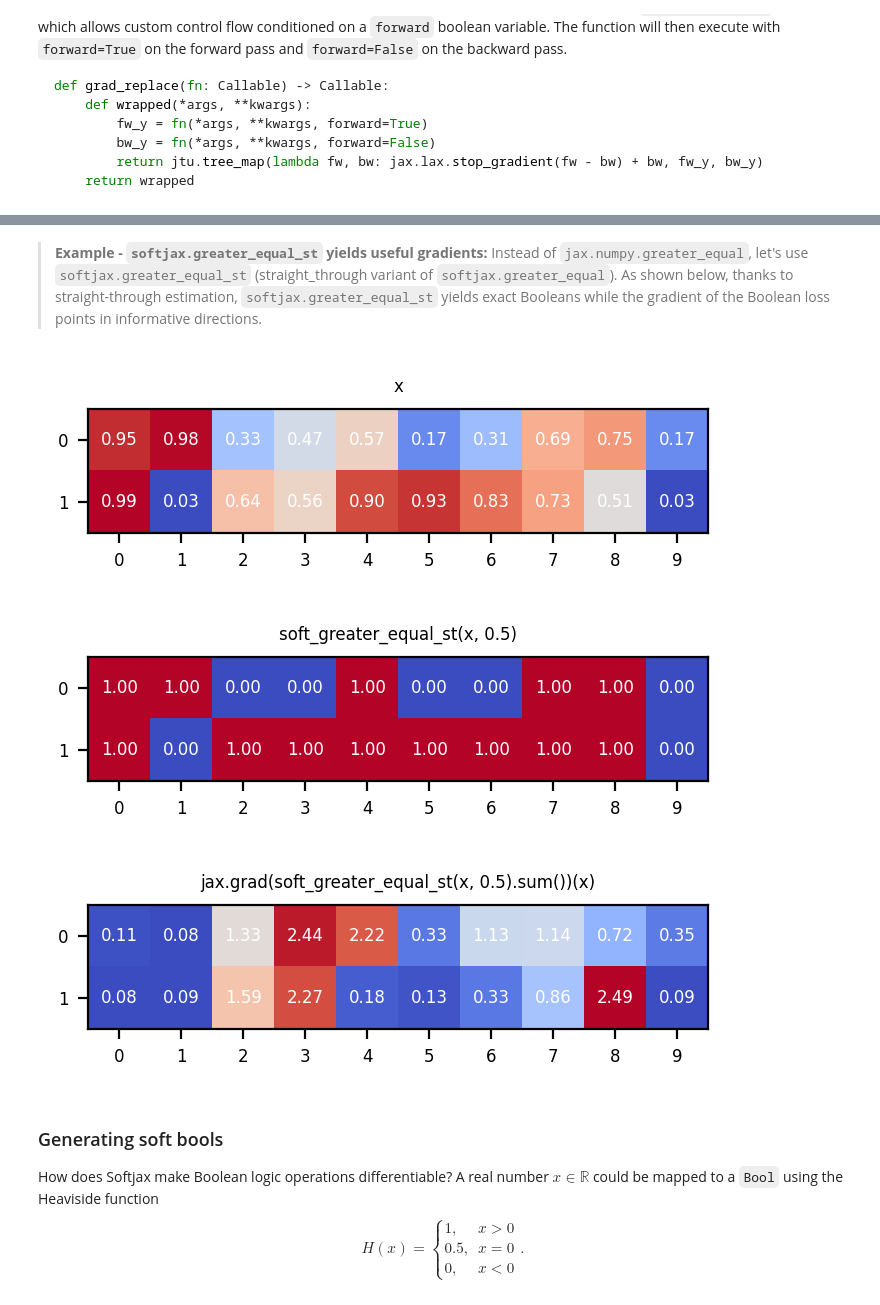
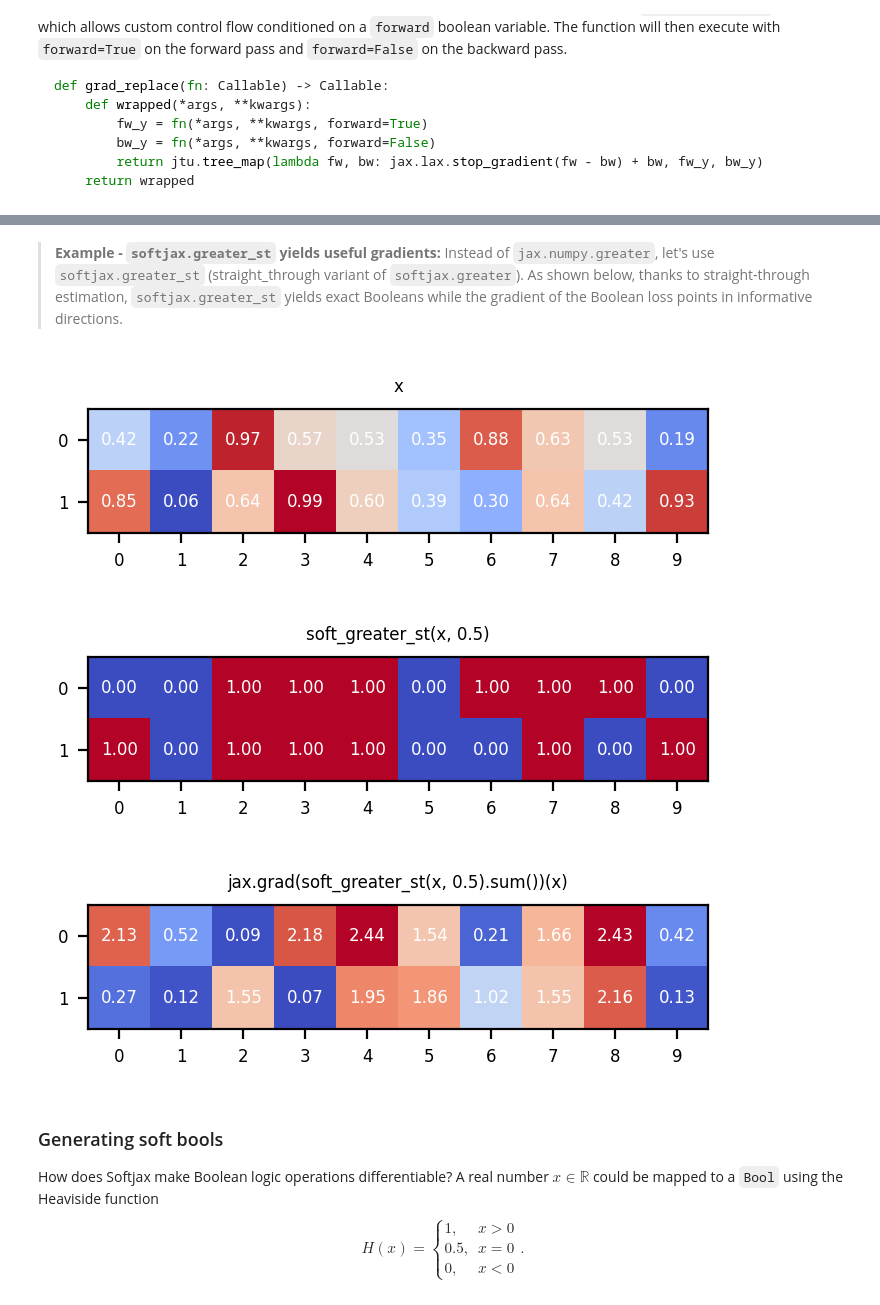
Before and after one commit to a-paulus/softjax, a Jupyter notebook: docs/all-of-softjax.ipynb, the cells around one changed output, grey strips where cells are left out. Cells and saved outputs as stored; diff of their text form; code cells hidden in the pictures.

```diff
--- a/docs/all-of-softjax.ipynb
+++ b/docs/all-of-softjax.ipynb
@@ -5,7 +5,6 @@ Softjax provides easy-to-use differentiable function surrogates of non-different
 
 This pages guides you through all of Softjax key functionalities.
 # %%
-import os
 from collections.abc import Callable
 
 import jax
@@ -16,11 +15,9 @@ from matplotlib.colors import LinearSegmentedColormap
 from matplotlib.lines import Line2D
 
 
-os.environ["JAX_ENABLE_X64"] = "true"
-os.environ["JAX_DEFAULT_MATMUL_PRECISION"] = "high"
-os.environ["JAX_DEBUG_NANS"] = "false"
+jax.config.update("jax_enable_x64", True)
+jax.config.update("jax_default_matmul_precision", "high")
 jax.config.update("jax_platforms", "cpu")
-plt.rcParams["figure.dpi"] = 200
 # %%
 linewidth = 1.0
 SMALL_SIZE = 6
@@ -445,25 +442,21 @@ plot_array(boolean_grads, title="jax.grad(jax.numpy.greater_equal(x, 0.5).sum())
 # %% [markdown]
-> **Example - `softjax.greater_equal_st` yields useful gradients:** Instead of `jax.numpy.greater_equal`, let's use `softjax.greater_equal_st` (straight_through variant of `softjax.greater_equal`). As shown below, thanks to straight-through estimation, `softjax.greater_equal_st` yields exact Booleans while the gradient of the Boolean loss points in informative directions.
+> **Example - `softjax.greater_st` yields useful gradients:** Instead of `jax.numpy.greater`, let's use `softjax.greater_st` (straight_through variant of `softjax.greater`). As shown below, thanks to straight-through estimation, `softjax.greater_st` yields exact Booleans while the gradient of the Boolean loss points in informative directions.
 # %%
-def soft_greater_equal_st(x, y):
-    return sj.greater_equal_st(x, y, mode="sigmoid", softness=0.1)
-
-
 def soft_boolean_loss(x):
-    return soft_greater_equal_st(x, 0.5).sum()
+    return sj.greater_st(x, 0.5).sum()
 
 
 x = jax.random.uniform(jax.random.key(0), shape=(2, 10))
-bool_array = soft_greater_equal_st(x, 0.5)
+bool_array = sj.greater_st(x, 0.5)
 boolean_grads = jax.grad(soft_boolean_loss)(x)
 
 plot_array(x, title="x")
-plot_array(bool_array, title="soft_greater_equal_st(x, 0.5)")
-plot_array(boolean_grads, title="jax.grad(soft_greater_equal_st(x, 0.5).sum())(x)")
+plot_array(bool_array, title="soft_greater_st(x, 0.5)")
+plot_array(boolean_grads, title="jax.grad(soft_greater_st(x, 0.5).sum())(x)")
 # %% [output]
-[figure, old version]
+[figure, new version]
-[figure, old version]
+[figure, new version]
-[figure, old version]
+[figure, new version]
 # %% [markdown]
 ### Generating soft bools
 How does Softjax make Boolean logic operations differentiable? A real number $x\in \mathbb{R}$ could be mapped to a `Bool` using the Heaviside function
```
Also changed, not shown: parts of 23 cells of this notebook, 9 other files.
